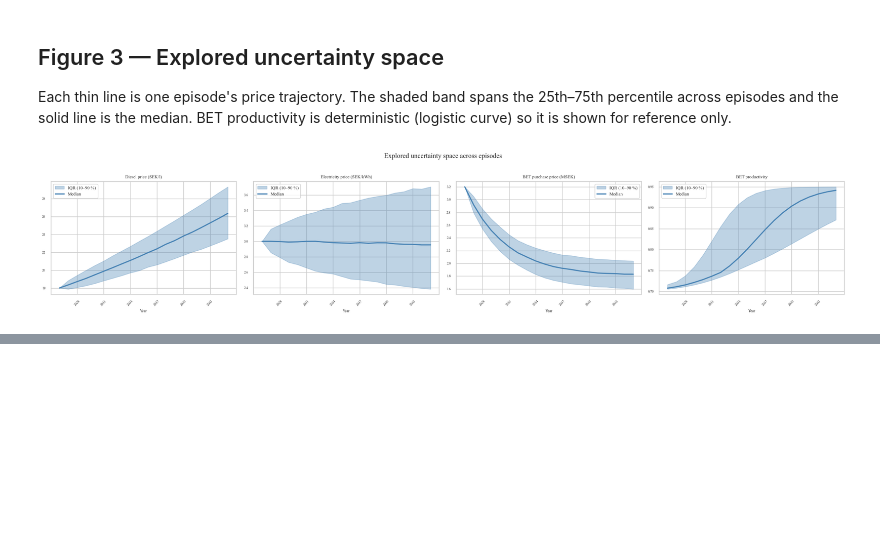
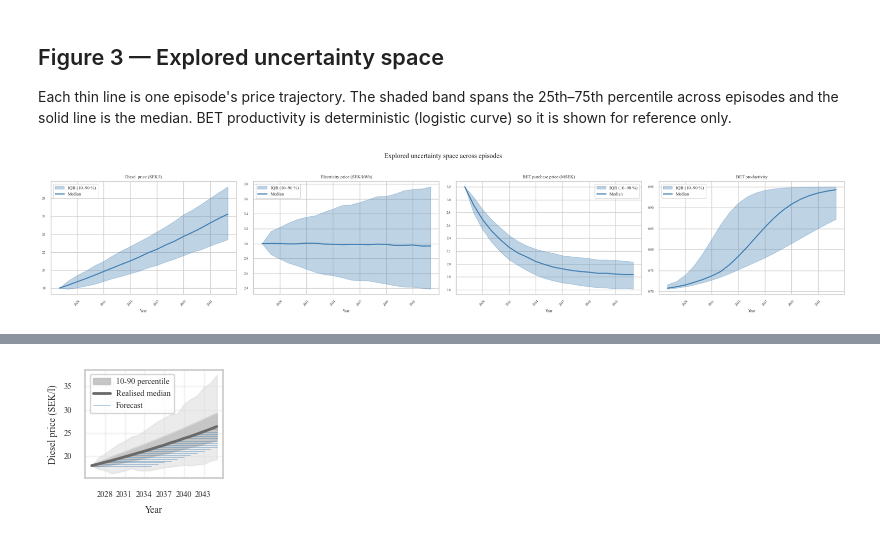
Before and after one commit to simfro/fleet-replacement, a Jupyter notebook: notebooks/analyse_batch.ipynb, the cells around one changed output, grey strips where cells are left out. Saved outputs shown, nothing was run; the diff lists cells and outputs as text; code cells hidden in the pictures; blank space fills up the shorter version.

```diff
--- a/notebooks/analyse_batch.ipynb
+++ b/notebooks/analyse_batch.ipynb
@@ -270,0 +572,16 @@ for ylabel, paths, filename in uncertainty_panels:
+# %%
+# Spot check: diesel forecast starts must match the realised median anchor at the selected timestep
+strategy_name = "conservative"
+check_t = 5
+
+payload = strategy_payloads[strategy_name]
+fc_years, fc_diesel = payload["diesel_forecast_lines"][check_t]
+anchor_year = int(payload["years"][check_t])
+anchor_diesel = payload["diesel_p50"][check_t]
+
+print(f"strategy={strategy_name}, t={check_t}, year={anchor_year}")
+print(f"anchor (realised median): {anchor_diesel:.4f} SEK/l")
+print(f"forecast[0]:             {fc_diesel[0]:.4f} SEK/l")
+print(
+    "first forecast points (SEK/l):", np.round(fc_diesel[: min(4, len(fc_diesel))], 4)
+)
@@ -270,0 +593,82 @@ for ylabel, paths, filename in uncertainty_panels:
+# %%
+def plot_diesel_uncertainty_with_forecasts(payload: dict, save: bool = True) -> None:
+    from matplotlib.ticker import MaxNLocator
+
+    years = payload["years"]
+    color = payload["color"]
+
+    # Sized for 3 side-by-side subfigures in a LaTeX row
+    fig, ax = plt.subplots(figsize=(2.05, 1.75))
+
+    # Two-tone uncertainty space: light grey tails (0-10, 90-100), dark grey middle (10-90)
+    ax.fill_between(
+        years,
+        payload["diesel_p0"],
+        payload["diesel_p10"],
+        color="gainsboro",
+        alpha=0.55,
+        # label="Realised 0-10 percentile",
+        zorder=1,
+    )
+    ax.fill_between(
+        years,
+        payload["diesel_p10"],
+        payload["diesel_p90"],
+        color="silver",
+        alpha=0.9,
+        label="10-90 percentile",
+        zorder=1,
+    )
+    ax.fill_between(
+        years,
+        payload["diesel_p90"],
+        payload["diesel_p100"],
+        color="gainsboro",
+        alpha=0.55,
+        # label="Realised 90-100 percentile",
+        zorder=1,
+    )
+    ax.plot(
+        years,
+        payload["diesel_p50"],
+        color="dimgray",
+        linewidth=2.0,
+        label="Realised median",
+        zorder=3,
+    )
+
+    # Receding-horizon forecast fan (strategy color)
+    for i, (fc_years, fc_diesel) in enumerate(payload["diesel_forecast_lines"]):
+        label = "Forecast" if i == 0 else None
+        ax.plot(
+            fc_years,
+            fc_diesel,
+            color=color,
+            alpha=0.7,
+            linewidth=0.4,
+            label=label,
+            zorder=2,
+        )
+
+    ax.set_xlabel("Year")
+    ax.set_ylabel("Diesel price (SEK/l)")
+    ax.xaxis.set_major_locator(MaxNLocator(integer=True))
+    ax.tick_params(axis="x", rotation=0)
+    ax.legend(loc="best")
+    ax.grid(True, alpha=0.25)
+
+    plt.tight_layout()
+
+    if save:
+        out_path = (
+            FIGURES_DIR / f"uncertainty_diesel_price_forecast_{payload['name']}.pgf"
+        )
+        fig.savefig(out_path, backend="pgf", bbox_inches="tight")
+        print(f"Saved: {out_path}")
+
+    plt.show()
+
+
+for strategy_name in ["baseline", "conservative", "optimistic"]:
+    plot_diesel_uncertainty_with_forecasts(strategy_payloads[strategy_name], save=True)
+# %% [output]
@@ -270,0 +676 @@ for ylabel, paths, filename in uncertainty_panels:
+[figure, added]
```
Also changed, not shown: parts of 10 cells of this notebook, 15 other files.
